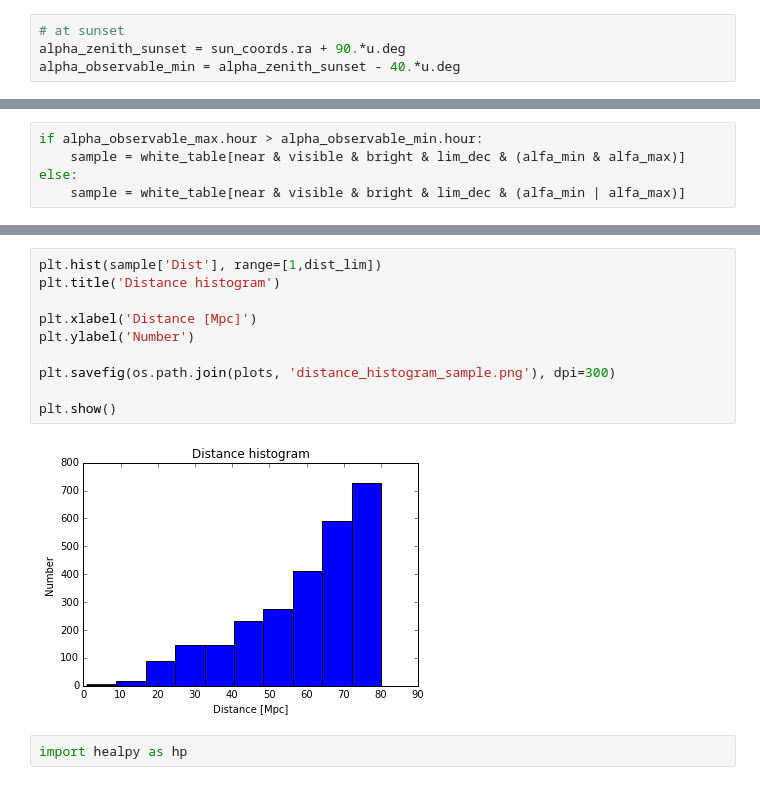
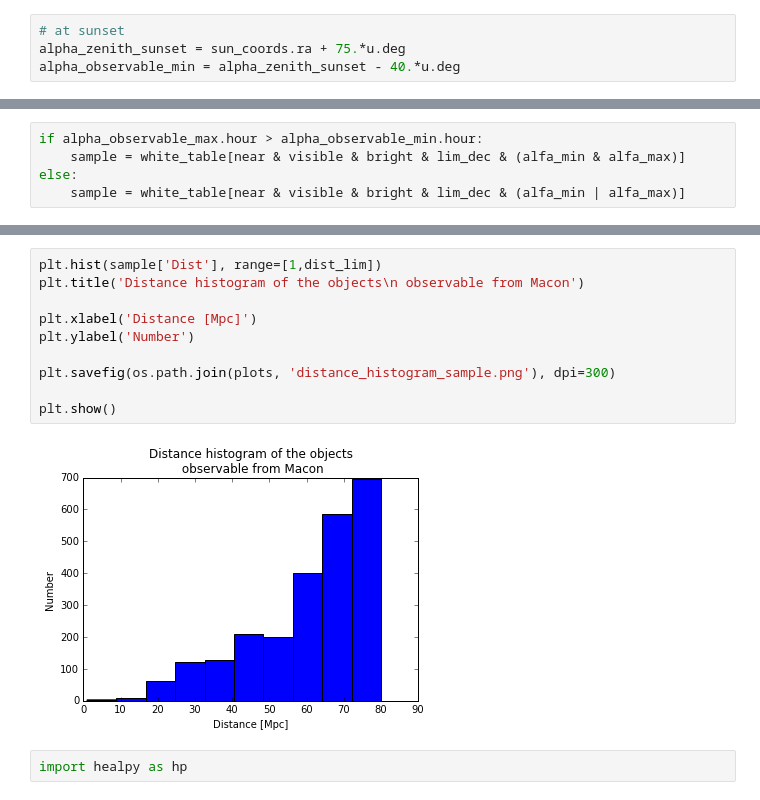
Before and after one commit to BrunoSanchez/alertreport, a Jupyter notebook: alertprocess.ipynb, the cells around one changed output, grey strips where cells are left out. Drawn from its saved outputs; the diff is of its cells as text.

```diff
--- a/alertprocess.ipynb
+++ b/alertprocess.ipynb
@@ -92,6 +94,6 @@ and the time of sunrise is 2015/11/10 09:38:11
 # %%
 # at sunset
-alpha_zenith_sunset = sun_coords.ra + 90.*u.deg
+alpha_zenith_sunset = sun_coords.ra + 75.*u.deg
 alpha_observable_min = alpha_zenith_sunset - 40.*u.deg
 # %%
 # at sunrise
@@ -162,15 +184,15 @@ plt.show()
 # %%
 plt.hist(sample['Dist'], range=[1,dist_lim])
-plt.title('Distance histogram')
+plt.title('Distance histogram of the objects\n observable from Macon')
 
 plt.xlabel('Distance [Mpc]')
 plt.ylabel('Number')
 
 plt.savefig(os.path.join(plots, 'distance_histogram_sample.png'), dpi=300)
 
 plt.show()
 # %% [output]
-[figure, old version]
+[figure, new version]
 # %%
 import healpy as hp
 # %%
```
Also changed, not shown: parts of 30 cells of this notebook.
